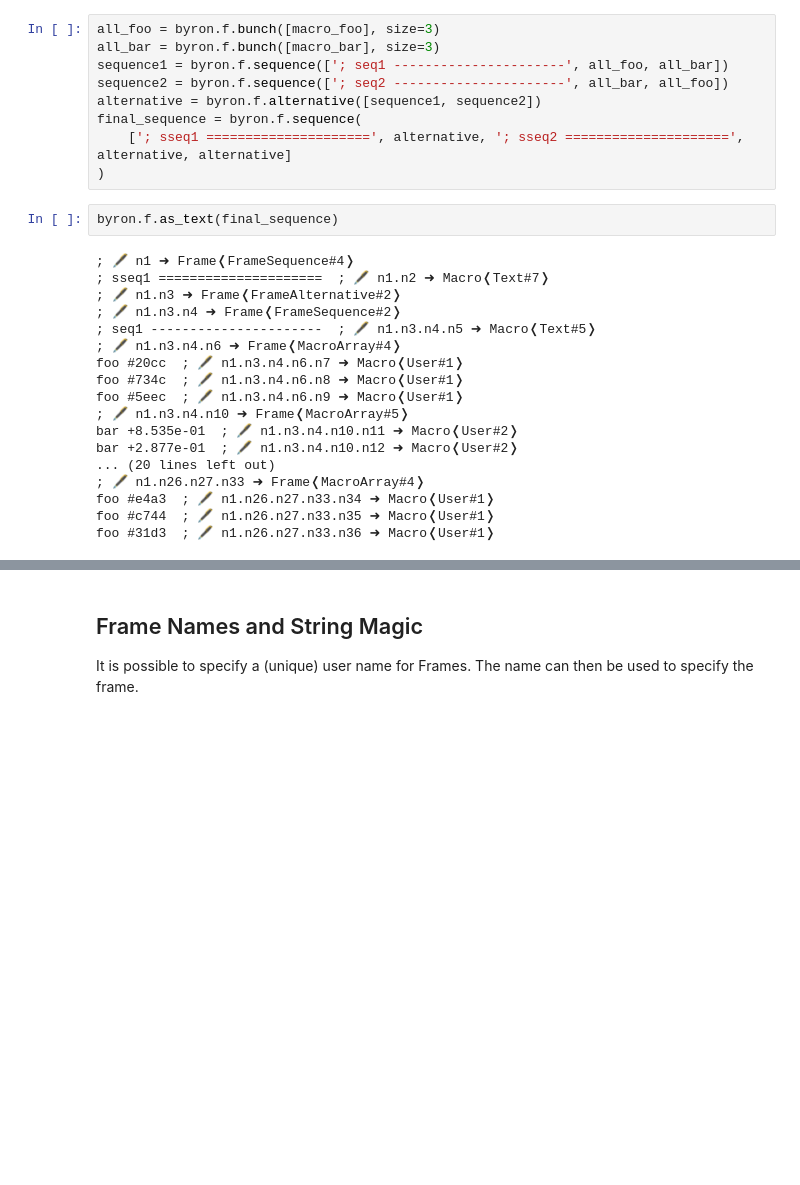
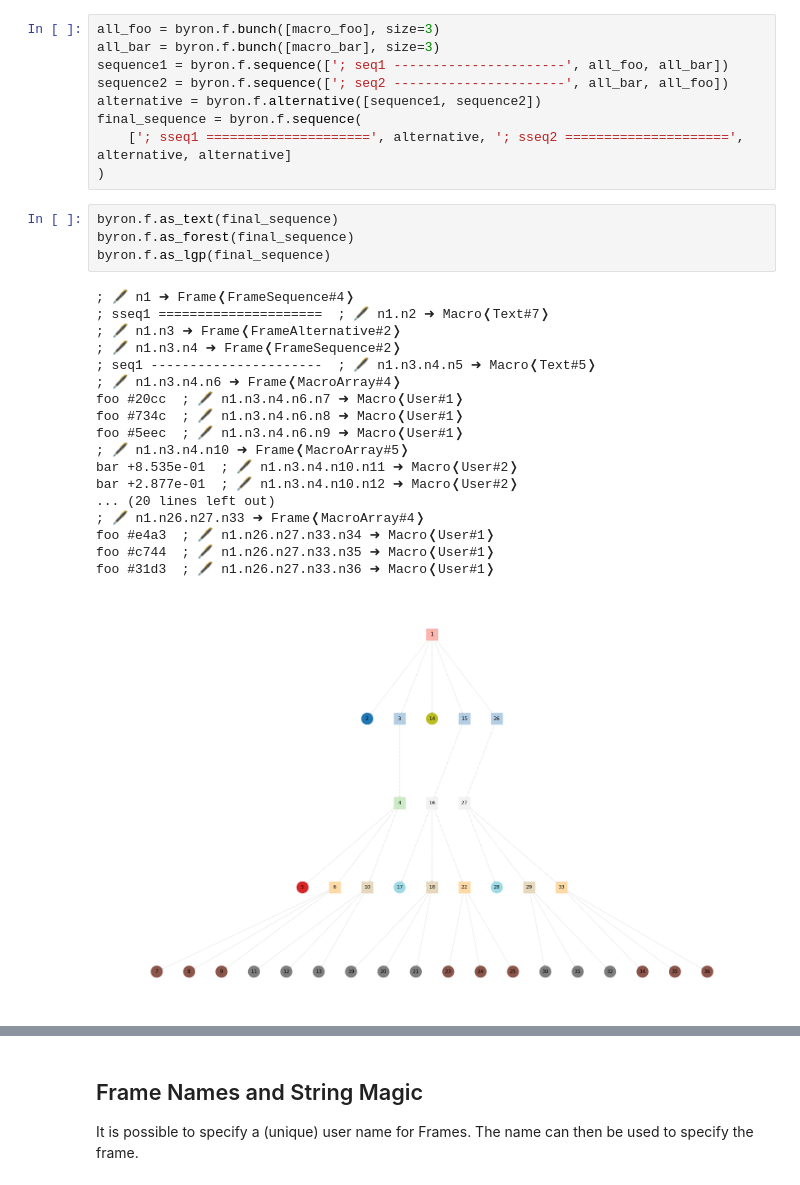
Before and after one commit to cad-polito-it/byron, a Jupyter notebook: examples/notebooks/constraints/02. frames.ipynb, the cells around one changed output, grey strips where cells are left out. Saved outputs shown, nothing was run; the diff lists cells and outputs as text; blank space fills up the shorter version.

```diff
--- a/examples/notebooks/constraints/02. frames.ipynb
+++ b/examples/notebooks/constraints/02. frames.ipynb
@@ -129,21 +135,24 @@ final_sequence = byron.f.sequence(
 )
 # %%
 byron.f.as_text(final_sequence)
+byron.f.as_forest(final_sequence)
+byron.f.as_lgp(final_sequence)
 # %% [output]
 ; 🖋 n1 ➜ Frame❬FrameSequence#4❭
 ; sseq1 =====================  ; 🖋 n1.n2 ➜ Macro❬Text#7❭
 ; 🖋 n1.n3 ➜ Frame❬FrameAlternative#2❭
 ; 🖋 n1.n3.n4 ➜ Frame❬FrameSequence#2❭
 ; seq1 ----------------------  ; 🖋 n1.n3.n4.n5 ➜ Macro❬Text#5❭
 ; 🖋 n1.n3.n4.n6 ➜ Frame❬MacroArray#4❭
 foo #20cc  ; 🖋 n1.n3.n4.n6.n7 ➜ Macro❬User#1❭
 foo #734c  ; 🖋 n1.n3.n4.n6.n8 ➜ Macro❬User#1❭
 foo #5eec  ; 🖋 n1.n3.n4.n6.n9 ➜ Macro❬User#1❭
 ; 🖋 n1.n3.n4.n10 ➜ Frame❬MacroArray#5❭
 bar +8.535e-01  ; 🖋 n1.n3.n4.n10.n11 ➜ Macro❬User#2❭
 bar +2.877e-01  ; 🖋 n1.n3.n4.n10.n12 ➜ Macro❬User#2❭
 ... (20 lines left out)
 ; 🖋 n1.n26.n27.n33 ➜ Frame❬MacroArray#4❭
 foo #e4a3  ; 🖋 n1.n26.n27.n33.n34 ➜ Macro❬User#1❭
 foo #c744  ; 🖋 n1.n26.n27.n33.n35 ➜ Macro❬User#1❭
 foo #31d3  ; 🖋 n1.n26.n27.n33.n36 ➜ Macro❬User#1❭
+[figure, added]
```
Also changed, not shown: parts of 3 cells of this notebook, 24 other files.
